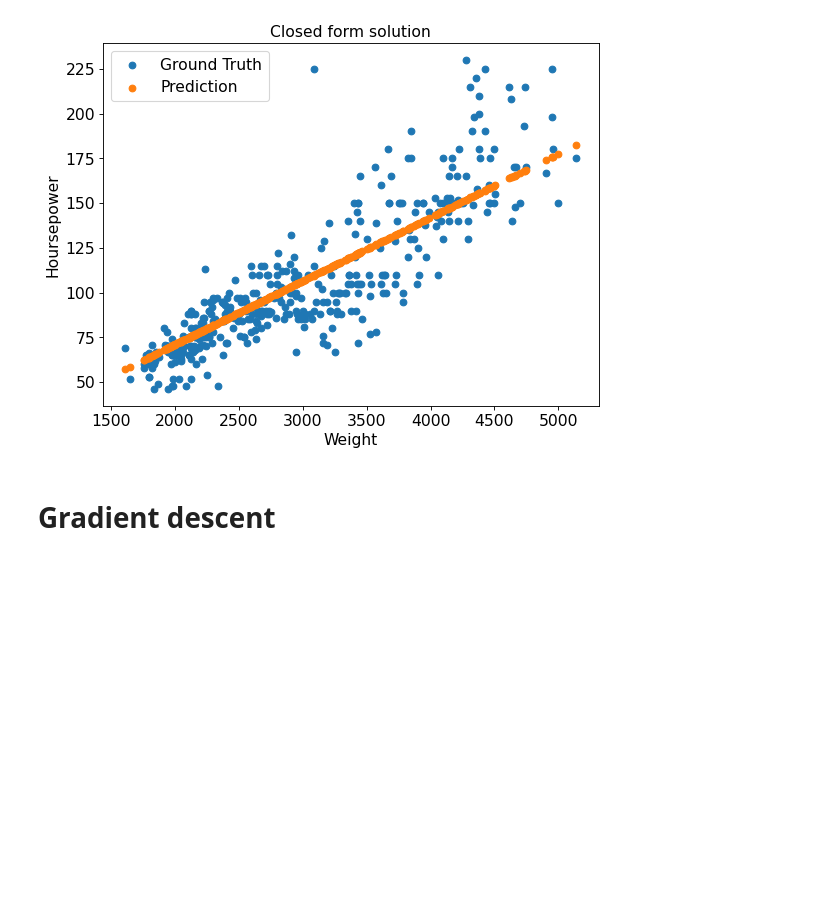
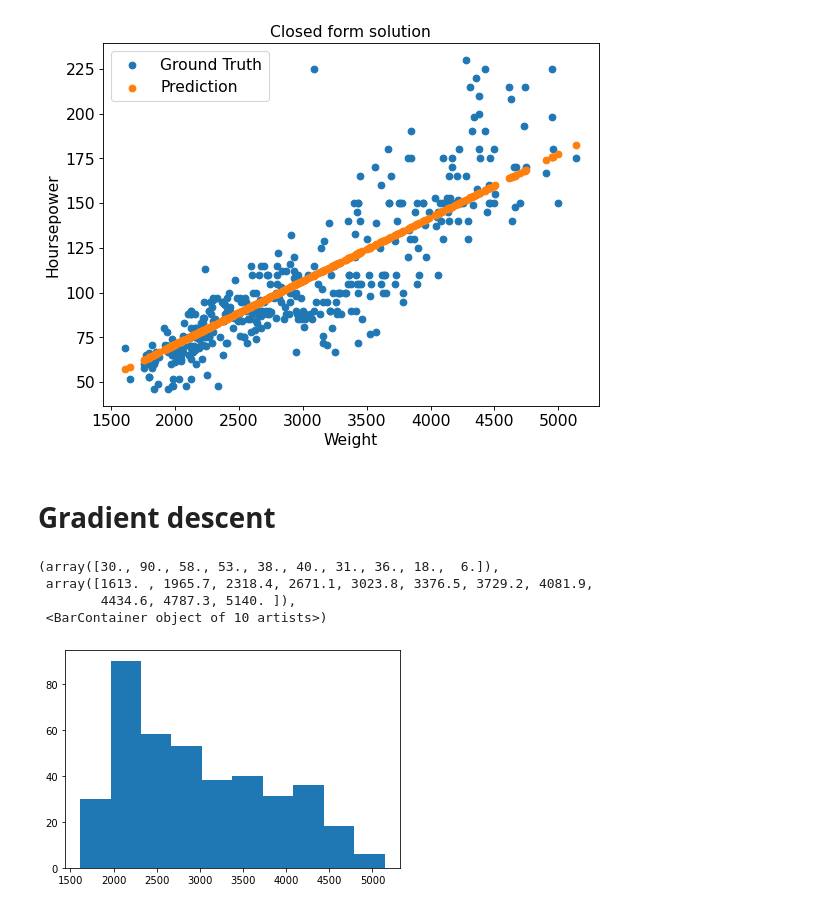
Before and after one commit to adinrezaei/MLfromScratch, a Jupyter notebook: Project1.ipynb, the cells around one changed output. Cells and saved outputs as stored; diff of their text form; code cells hidden in the pictures; blank space fills up the shorter version.

```diff
--- a/Project1.ipynb
+++ b/Project1.ipynb
@@ -41,0 +57,8 @@ plt.legend(fontsize = Fnt)
+# %%
+plt.hist(X)
+# %% [output]
+(array([30., 90., 58., 53., 38., 40., 31., 36., 18.,  6.]),
+ array([1613. , 1965.7, 2318.4, 2671.1, 3023.8, 3376.5, 3729.2, 4081.9,
+        4434.6, 4787.3, 5140. ]),
+ <BarContainer object of 10 artists>)
+[figure, added]
```
Also changed, not shown: parts of 11 cells of this notebook.
